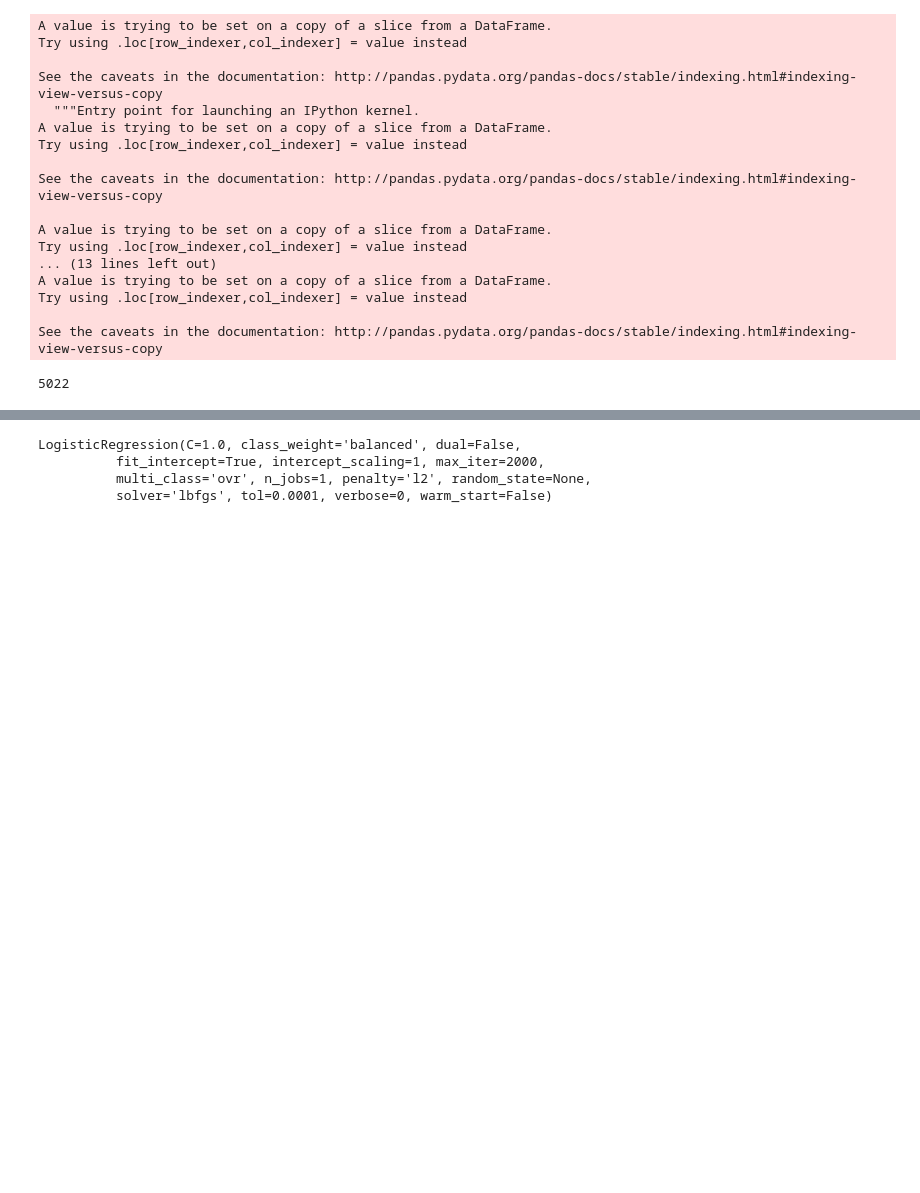
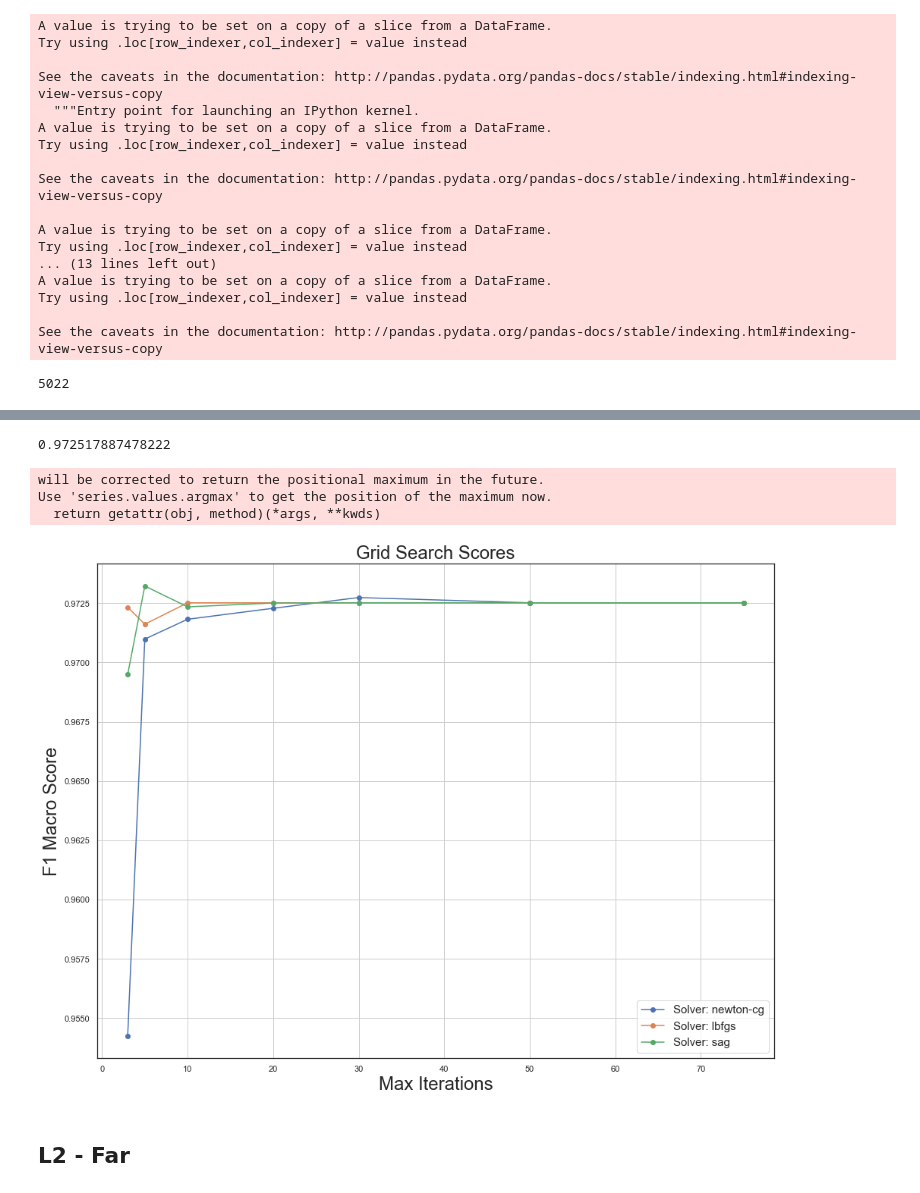
Before and after one commit to dippi8/SocialBotIdentification, a Jupyter notebook: Code/classification/13-metamodel_dataset.ipynb, the cells around one changed output, grey strips where cells are left out. Cells and saved outputs as stored; diff of their text form; code cells hidden in the pictures; blank space fills up the shorter version.

```diff
--- a/Code/classification/13-metamodel_dataset.ipynb
+++ b/Code/classification/13-metamodel_dataset.ipynb
@@ -343,7 +402,23 @@ cv['test_score'].mean()
+# %%
+cv['test_score'].mean()
+# %% [output]
+0.972517887478222
+# %%
+params = {'class_weight': ['balanced'], 'max_iter': [3,5,10,20,30,50,75], 'multi_class': ['auto'], 'solver': ['newton-cg', 'lbfgs', 'sag']}
 # %%
-lr.fit(stack_df.drop(columns=['user_id', 'target']), stack_df['target'])
+X = stack_df.drop(columns=['user_id', 'target'])
+y = stack_df['target']
-# %% [output]
-LogisticRegression(C=1.0, class_weight='balanced', dual=False,
-          fit_intercept=True, intercept_scaling=1, max_iter=2000,
-          multi_class='ovr', n_jobs=1, penalty='l2', random_state=None,
-          solver='lbfgs', tol=0.0001, verbose=0, warm_start=False)
+# %%
+results = grid_eval(X, y, params)
+# %%
+max_iter = [3,5,10,20,30,50,75]
+solver = ['newton-cg', 'lbfgs', 'sag']
+# %%
+plot_grid_search(results.sort_values(by=['param_solver', 'param_max_iter']), max_iter, solver, 'Max Iterations', 'Solver', 'logreg_l2_close')
+# %% [output]
+will be corrected to return the positional maximum in the future.
+Use 'series.values.argmax' to get the position of the maximum now.
+  return getattr(obj, method)(*args, **kwds)
+[figure, added]
+# %% [markdown]
+## L2 - Far
```
Also changed, not shown: parts of 56 cells of this notebook, 31 other files.
